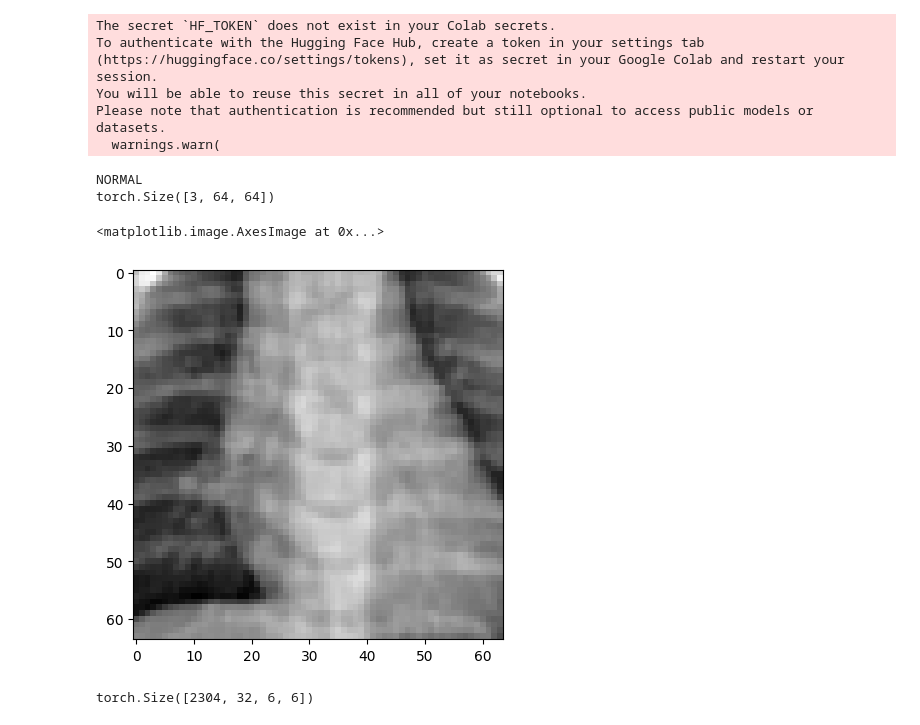
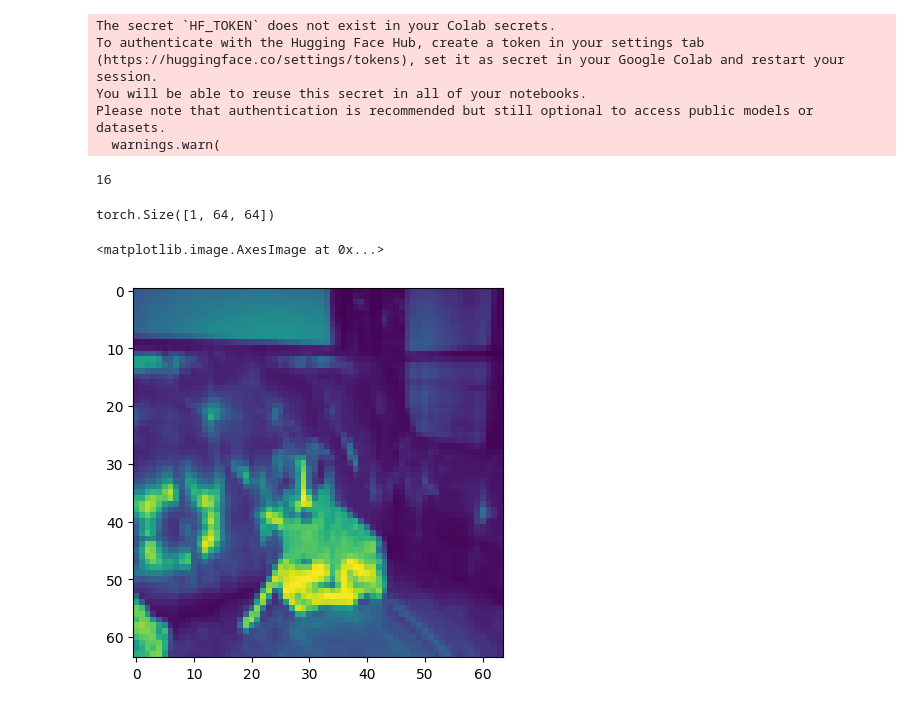
Before and after one commit to smrtdylan/Generative-Adversarial-Networks, a Jupyter notebook: GAN_Build.ipynb, the cells around one changed output. Drawn from its saved outputs; the diff is of its cells as text; code cells hidden in the pictures.

Commit message:
Generator + Discriminator Complete; Training/Backpropagation In Progress

```diff
--- a/GAN_Build.ipynb
+++ b/GAN_Build.ipynb
@@ -17,16 +10,15 @@ import torch
 transform = transforms.Compose([
     transforms.Resize((128,128)),
     transforms.CenterCrop((64,64))
-    ])
+  ])
 
 def apply_transform(example):
-  example["image"] = example["image"].type(torch.float)
-  example["image"] = transform(example["image"])
-
-
-
-
+  image = example["image"]
+  image = image[:1,:,:]
+  image = image.type(torch.float)
+  example["image"] = transform(image)
   return example
+  return example
 # %%
 !pip install datasets
 # %% [output]
@@ -51,39 +43,47 @@ Successfully installed datasets-3.2.0 dill-0.3.8 fsspec-2024.9.0 multiprocess-0.
 from datasets import load_dataset
 
 
-train = load_dataset("keremberke/chest-xray-classification", "mini", split = "train")
+
+train = load_dataset("maurice-fp/stanford-dogs", split="train")
 train = train.with_format("torch")
+train = train.shuffle(seed=42)
+train = train.select(range(1000))
+
+batch_size = 16
 train = train.map(apply_transform)
-batch_size = 16
+
 train_loader = DataLoader(train, batch_size = batch_size, shuffle = True)
-
-classes = ('NORMAL', 'PNEUMONIA')
 # %% [output]
 The secret `HF_TOKEN` does not exist in your Colab secrets.
 To authenticate with the Hugging Face Hub, create a token in your settings tab (https://huggingface.co/settings/tokens), set it as secret in your Google Colab and restart your session.
 You will be able to reuse this secret in all of your notebooks.
 Please note that authentication is recommended but still optional to access public models or datasets.
   warnings.warn(
+# %%
+print(train_loader.batch_size)
+# %% [output]
+16
 # %%
 iter_train = iter(train_loader)
 
 batch = next(iter_train)
 
-image, label = batch["image"][0], batch["labels"][0]
+image, label = batch["image"][0], batch["label"][0]
 
 
-print(classes[label])
+
 print(image.shape)
 
 np_img = image.numpy()
+
 np_img = (np_img-np.min(np_img))/(np.max(np_img)-np.min(np_img)) # Normalizes range to [0..1]
-np_img = np.transpose(np_img, (1,2,0))
+# print(classes[label])
+np_img = np_img.transpose(1,2,0)
 plt.imshow(np_img)
 # %% [output]
-NORMAL
-torch.Size([3, 64, 64])
+torch.Size([1, 64, 64])
 <matplotlib.image.AxesImage at 0x...>
-[figure, old version]
+[figure, new version]
 # %%
 latent_dim = 128
 
@@ -116,10 +132,3 @@ class Generator(nn.Module):
     return img
 # %%
 G = Generator().to('cpu')
-# %%
-z = torch.zeros([2304,128])
-output = G(z)
-
-print(output.shape)
-# %% [output]
-torch.Size([2304, 32, 6, 6])
```
Also changed, not shown: parts of 11 cells of this notebook.
